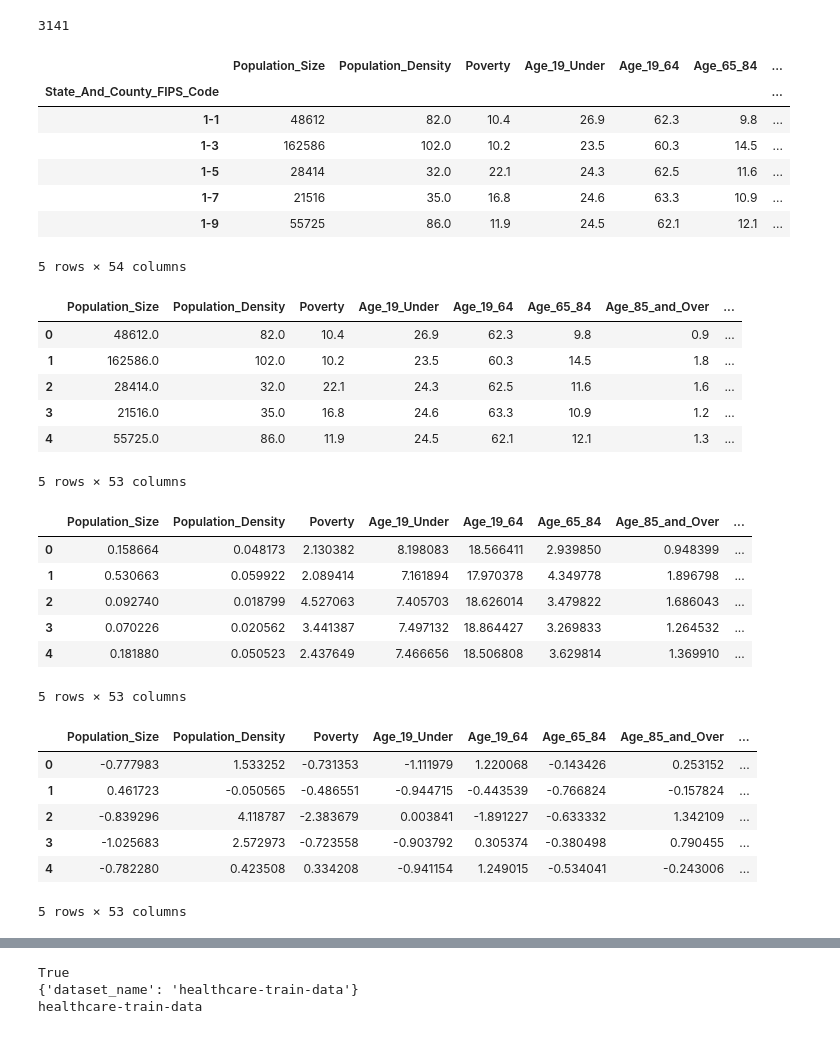
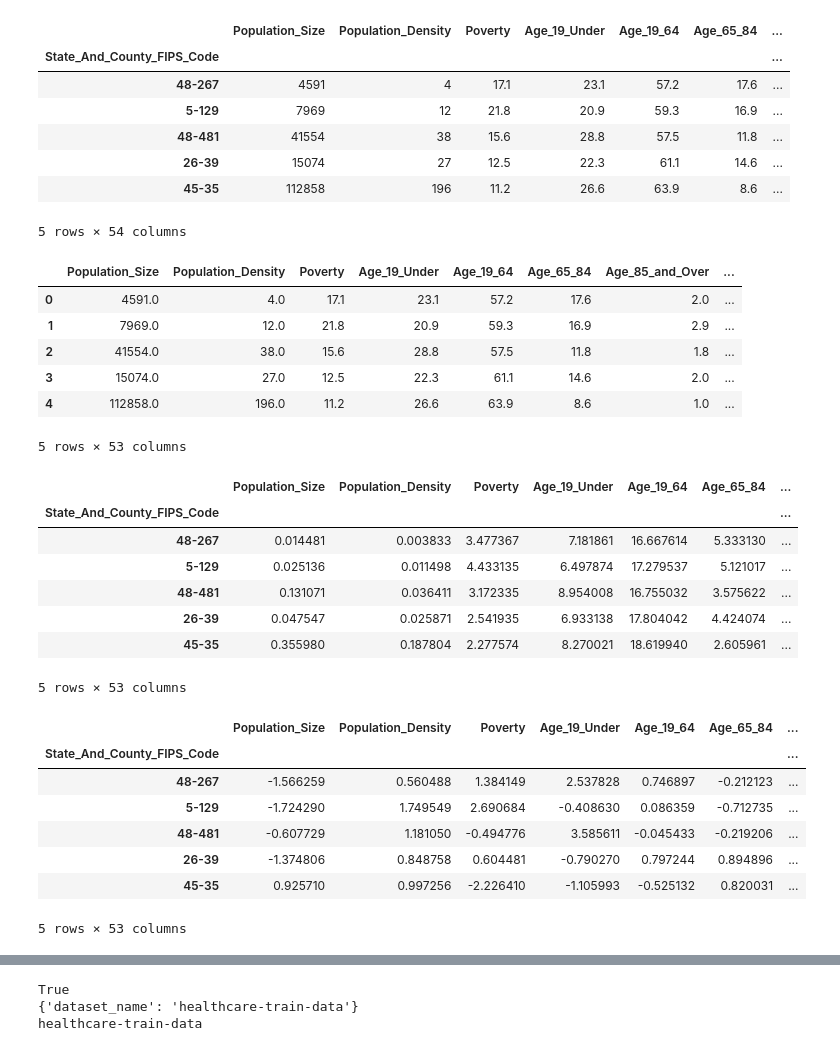
Before and after one commit to ArathiSripriya/DataMiningFinalProject, a Jupyter notebook: CombinedWork.ipynb, the cells around one changed output, grey strips where cells are left out. Saved outputs shown, nothing was run; the diff lists cells and outputs as text; code cells hidden in the pictures.

```diff
--- a/CombinedWork.ipynb
+++ b/CombinedWork.ipynb
@@ -69,7 +84,0 @@ for df_idx in range(len(df_list)):
-# %%
-df_list = [df.set_index("State_And_County_FIPS_Code") for df in df_list]
-merged_df = df_list[0].join(df_list[1:])
-merged_df.head()
-print(len(merged_df))
-# %% [output]
-3141
@@ -76,14 +88,19 @@ print(len(merged_df))
+# %%
+#START HERE - after creating SAMPLEDDATASET
+filename = 'SAMPLEDDATASET.csv'
+merged_df = pd.read_csv(filename, index_col='State_And_County_FIPS_Code')
 # %%
 merged_df = merged_df.replace([-9999, -9998.9, -2222.2, -2222, -1111.1, -1111, -2, -1], np.nan)
+# merged_df.drop(columns=['State_And_County_FIPS_Code']) #Only needed for merging
 merged_df.head()
 # %% [output]
 |  | Population_Size | Population_Density | Poverty | Age_19_Under | Age_19_64 | Age_65_84 | ... |
 | State_And_County_FIPS_Code |  |  |  |  |  |  | ... |
-| 1-1 | 48612 | 82.0 | 10.4 | 26.9 | 62.3 | 9.8 | ... |
-| 1-3 | 162586 | 102.0 | 10.2 | 23.5 | 60.3 | 14.5 | ... |
-| 1-5 | 28414 | 32.0 | 22.1 | 24.3 | 62.5 | 11.6 | ... |
-| 1-7 | 21516 | 35.0 | 16.8 | 24.6 | 63.3 | 10.9 | ... |
-| 1-9 | 55725 | 86.0 | 11.9 | 24.5 | 62.1 | 12.1 | ... |
+| 48-267 | 4591 | 4 | 17.1 | 23.1 | 57.2 | 17.6 | ... |
+| 5-129 | 7969 | 12 | 21.8 | 20.9 | 59.3 | 16.9 | ... |
+| 48-481 | 41554 | 38 | 15.6 | 28.8 | 57.5 | 11.8 | ... |
+| 26-39 | 15074 | 27 | 12.5 | 22.3 | 61.1 | 14.6 | ... |
+| 45-35 | 112858 | 196 | 11.2 | 26.6 | 63.9 | 8.6 | ... |
 5 rows × 54 columns
 # %%
 #Imputation
@@ -92,45 +109,56 @@ filled_data = imp.fit_transform(merged_df)
 filled_df = pd.DataFrame(filled_data, columns=merged_df.columns)
 
 df_feats = filled_df.loc[:, filled_df.columns != labels_col]
+df_labels = merged_df.iloc[:, merged_df.columns == labels_col]
 df_feats.head()
-# df_feats = df_feats[df_feats.columns[0:10]]
+
+# merged_df.dropna(inplace=True)
+# # new_merged_df = merged_df[merged_df.columns != 'State_And_County_FIPS_Code'] #only used to join datasets
+# # merged_df = merged_df.loc[:, merged_df.columns != 'State_And_County_FIPS_Code']
+# df_feats = merged_df.loc[:, merged_df.columns != labels_col]
+# df_labels = merged_df.iloc[:, merged_df.columns == labels_col]
+
+# print(len(merged_df))
+# merged_df.head()
 # %% [output]
 |  | Population_Size | Population_Density | Poverty | Age_19_Under | Age_19_64 | Age_65_84 | Age_85_and_Over | ... |
-| 0 | 48612.0 | 82.0 | 10.4 | 26.9 | 62.3 | 9.8 | 0.9 | ... |
-| 1 | 162586.0 | 102.0 | 10.2 | 23.5 | 60.3 | 14.5 | 1.8 | ... |
-| 2 | 28414.0 | 32.0 | 22.1 | 24.3 | 62.5 | 11.6 | 1.6 | ... |
-| 3 | 21516.0 | 35.0 | 16.8 | 24.6 | 63.3 | 10.9 | 1.2 | ... |
-| 4 | 55725.0 | 86.0 | 11.9 | 24.5 | 62.1 | 12.1 | 1.3 | ... |
+| 0 | 4591.0 | 4.0 | 17.1 | 23.1 | 57.2 | 17.6 | 2.0 | ... |
+| 1 | 7969.0 | 12.0 | 21.8 | 20.9 | 59.3 | 16.9 | 2.9 | ... |
+| 2 | 41554.0 | 38.0 | 15.6 | 28.8 | 57.5 | 11.8 | 1.8 | ... |
+| 3 | 15074.0 | 27.0 | 12.5 | 22.3 | 61.1 | 14.6 | 2.0 | ... |
+| 4 | 112858.0 | 196.0 | 11.2 | 26.6 | 63.9 | 8.6 | 1.0 | ... |
 5 rows × 53 columns
 # %%
 #Perform standardization
 scaler = sk.preprocessing.StandardScaler(with_mean=0, with_std=1)
 standardized_data = scaler.fit_transform(df_feats)
-standardized_df = pd.DataFrame(standardized_data, columns=df_feats.columns)
+standardized_df = pd.DataFrame(standardized_data, columns=df_feats.columns, index=merged_df.index)
 # print(standardized_data)
 standardized_df.head()
 # %% [output]
-|  | Population_Size | Population_Density | Poverty | Age_19_Under | Age_19_64 | Age_65_84 | Age_85_and_Over | ... |
-| 0 | 0.158664 | 0.048173 | 2.130382 | 8.198083 | 18.566411 | 2.939850 | 0.948399 | ... |
-| 1 | 0.530663 | 0.059922 | 2.089414 | 7.161894 | 17.970378 | 4.349778 | 1.896798 | ... |
-| 2 | 0.092740 | 0.018799 | 4.527063 | 7.405703 | 18.626014 | 3.479822 | 1.686043 | ... |
-| 3 | 0.070226 | 0.020562 | 3.441387 | 7.497132 | 18.864427 | 3.269833 | 1.264532 | ... |
-| 4 | 0.181880 | 0.050523 | 2.437649 | 7.466656 | 18.506808 | 3.629814 | 1.369910 | ... |
+|  | Population_Size | Population_Density | Poverty | Age_19_Under | Age_19_64 | Age_65_84 | ... |
+| State_And_County_FIPS_Code |  |  |  |  |  |  | ... |
+| 48-267 | 0.014481 | 0.003833 | 3.477367 | 7.181861 | 16.667614 | 5.333130 | ... |
+| 5-129 | 0.025136 | 0.011498 | 4.433135 | 6.497874 | 17.279537 | 5.121017 | ... |
+| 48-481 | 0.131071 | 0.036411 | 3.172335 | 8.954008 | 16.755032 | 3.575622 | ... |
+| 26-39 | 0.047547 | 0.025871 | 2.541935 | 6.933138 | 17.804042 | 4.424074 | ... |
+| 45-35 | 0.355980 | 0.187804 | 2.277574 | 8.270021 | 18.619940 | 2.605961 | ... |
 5 rows × 53 columns
 # %%
 #Perform PCA to reduce dimensionality
 pca = PCA()
 
 pca_data = pca.fit_transform(standardized_df)
-pca_df = pd.DataFrame(pca_data, columns=standardized_df.columns)
+pca_df = pd.DataFrame(pca_data, columns=standardized_df.columns, index=merged_df.index)
 pca_df.head()
 # %% [output]
-|  | Population_Size | Population_Density | Poverty | Age_19_Under | Age_19_64 | Age_65_84 | Age_85_and_Over | ... |
-| 0 | -0.777983 | 1.533252 | -0.731353 | -1.111979 | 1.220068 | -0.143426 | 0.253152 | ... |
-| 1 | 0.461723 | -0.050565 | -0.486551 | -0.944715 | -0.443539 | -0.766824 | -0.157824 | ... |
-| 2 | -0.839296 | 4.118787 | -2.383679 | 0.003841 | -1.891227 | -0.633332 | 1.342109 | ... |
-| 3 | -1.025683 | 2.572973 | -0.723558 | -0.903792 | 0.305374 | -0.380498 | 0.790455 | ... |
-| 4 | -0.782280 | 0.423508 | 0.334208 | -0.941154 | 1.249015 | -0.534041 | -0.243006 | ... |
+|  | Population_Size | Population_Density | Poverty | Age_19_Under | Age_19_64 | Age_65_84 | ... |
+| State_And_County_FIPS_Code |  |  |  |  |  |  | ... |
+| 48-267 | -1.566259 | 0.560488 | 1.384149 | 2.537828 | 0.746897 | -0.212123 | ... |
+| 5-129 | -1.724290 | 1.749549 | 2.690684 | -0.408630 | 0.086359 | -0.712735 | ... |
+| 48-481 | -0.607729 | 1.181050 | -0.494776 | 3.585611 | -0.045433 | -0.219206 | ... |
+| 26-39 | -1.374806 | 0.848758 | 0.604481 | -0.790270 | 0.797244 | 0.894896 | ... |
+| 45-35 | 0.925710 | 0.997256 | -2.226410 | -1.105993 | -0.525132 | 0.820031 | ... |
 5 rows × 53 columns
 # %%
 #Concatenate original labels that were removed for standardization and PCA
```
Also changed, not shown: parts of 19 cells of this notebook, 4 other files.
